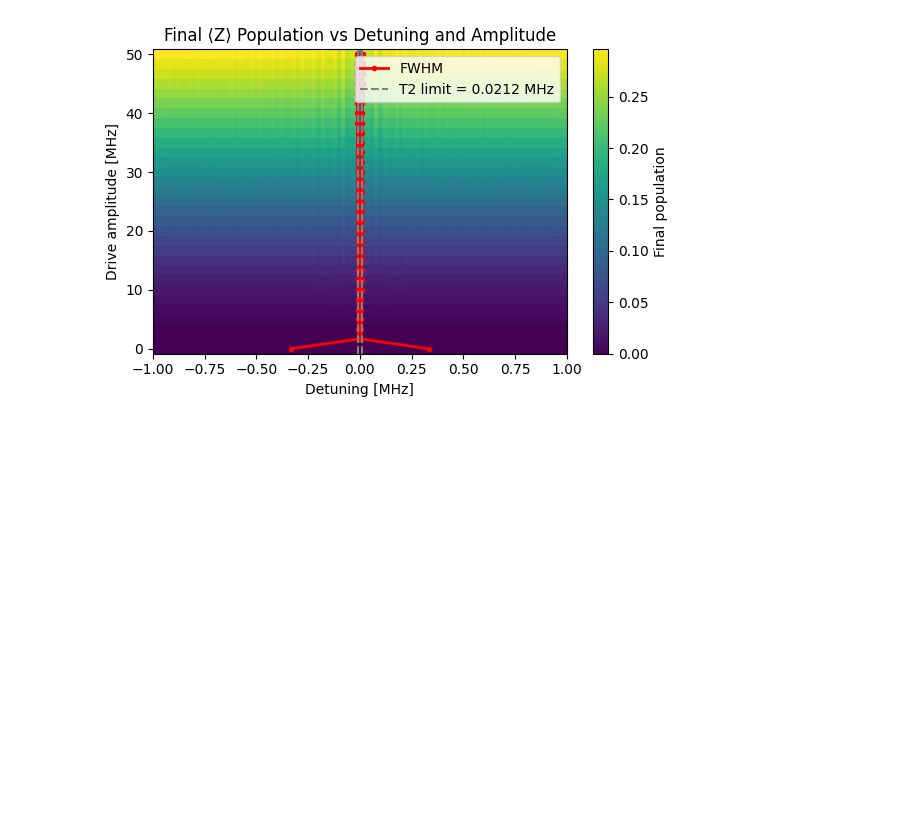
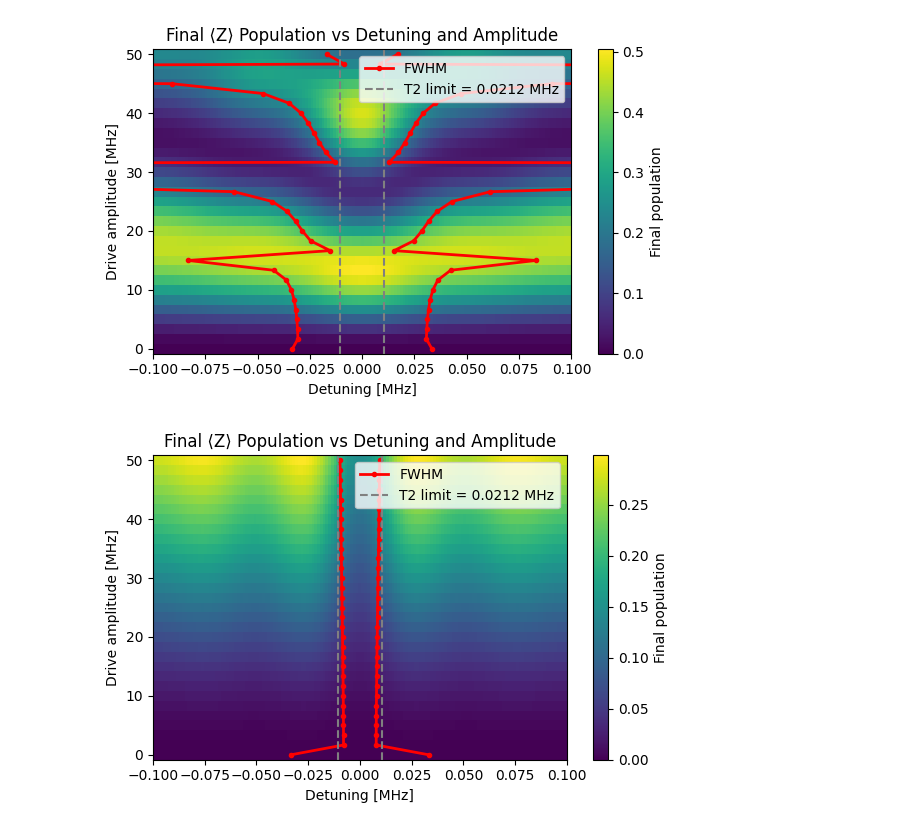
Before and after one commit to asafasia/amplitude-robust-spectrscopy, a Jupyter notebook: notebooks/new/fwhm.ipynb, the cells around one changed output. Saved outputs shown, nothing was run; the diff lists cells and outputs as text; code cells hidden in the pictures; blank space fills up the shorter version.

```diff
--- a/notebooks/new/fwhm.ipynb
+++ b/notebooks/new/fwhm.ipynb
@@ -11,22 +11,34 @@ from echospec.simulation.torry import find_fwhm_vec_vs_rabi
 # %%
 options = OptionsSpectroscopy2d(plot=True)
 options.num_time_points = 5000
 params = Parameters()
-params.eco_pulse = True
 
 
-detunings = np.linspace(-1, 1, 101)*2*np.pi*u.MHz
+detunings = np.linspace(-0.1, 0.1, 151)*2*np.pi*u.MHz
 amplitudes = np.linspace(0, 50, 31)*2*np.pi*u.MHz
+
+params.eco_pulse = False
 spectroscopy = AmplitudeSweepSpectroscopy(
     amplitudes=amplitudes,
     detunings=detunings,
     params=params,
     options=options
 )
 
 results = spectroscopy.run()
+
+params.eco_pulse = True
+spectroscopy_echo = AmplitudeSweepSpectroscopy(
+    amplitudes=amplitudes,
+    detunings=detunings,
+    params=params,
+    options=options
+)
+
+results_echo = spectroscopy_echo.run()
 # %% [output]
-[figure, old version]
+[figure, new version]
+[figure, added]
 # %%
 fig, ax = plt.subplots(2, 1, figsize=(4, 5))
 
```
Also changed, not shown: parts of 1 cell of this notebook, 6 other files.
